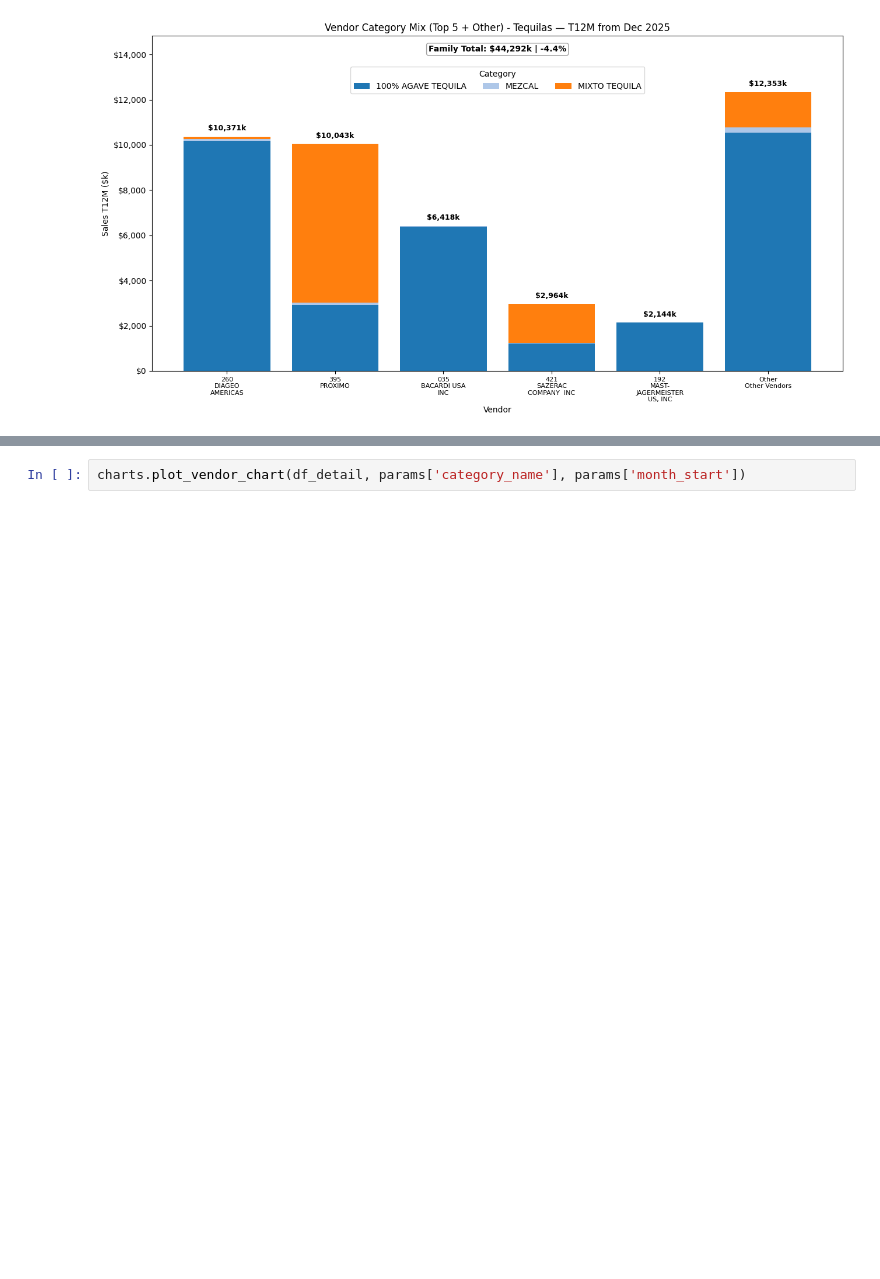
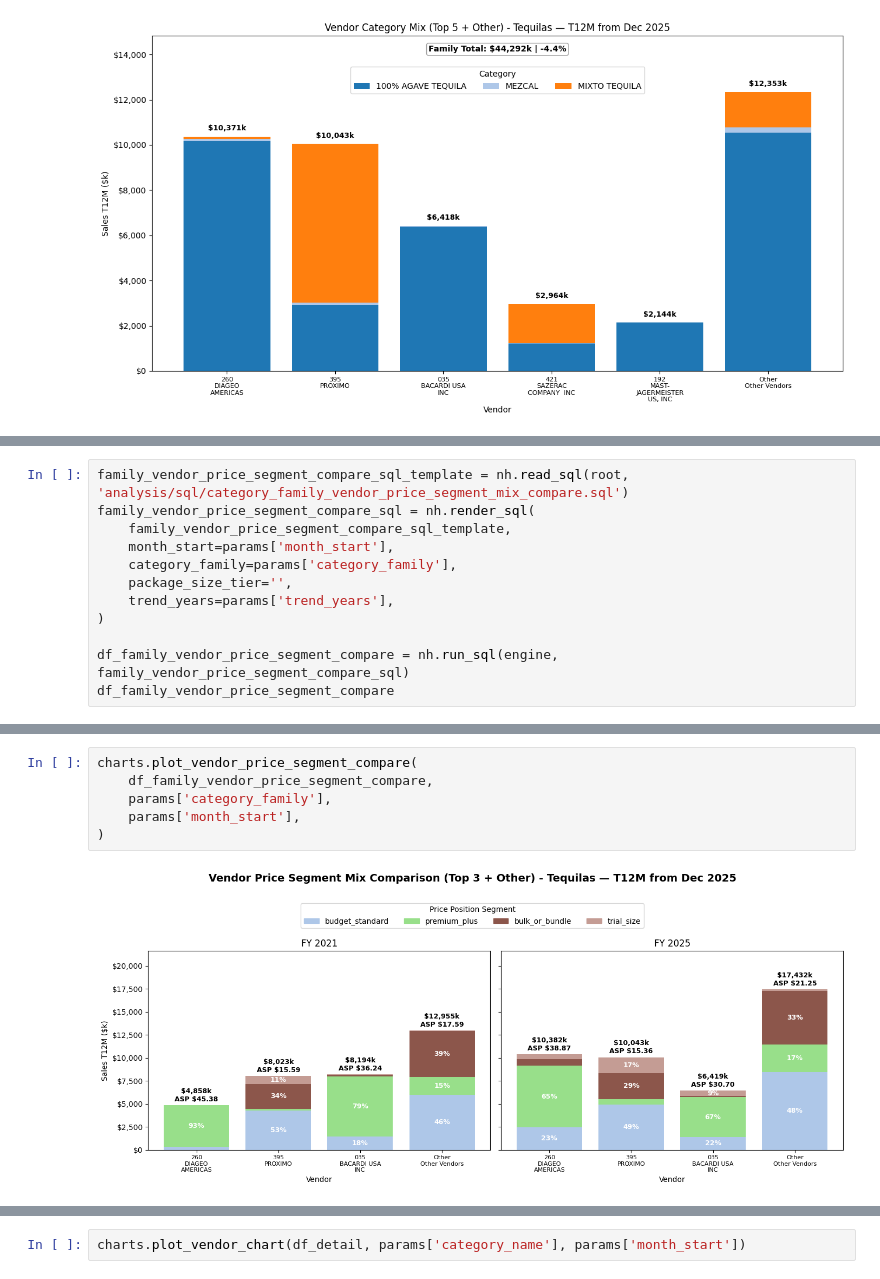
Before and after one commit to joelam21/planning_os, a Jupyter notebook: notebooks/03_category_growth_analysis.ipynb, the cells around one changed output, grey strips where cells are left out. Drawn from its saved outputs; the diff is of its cells as text; blank space fills up the shorter version.

```diff
--- a/notebooks/03_category_growth_analysis.ipynb
+++ b/notebooks/03_category_growth_analysis.ipynb
@@ -338,0 +412,12 @@ charts.plot_vendor_stacked_category_chart(
+# %%
+family_vendor_price_segment_compare_sql_template = nh.read_sql(root, 'analysis/sql/category_family_vendor_price_segment_mix_compare.sql')
+family_vendor_price_segment_compare_sql = nh.render_sql(
+    family_vendor_price_segment_compare_sql_template,
+    month_start=params['month_start'],
+    category_family=params['category_family'],
+    package_size_tier='',
+    trend_years=params['trend_years'],
+)
+
+df_family_vendor_price_segment_compare = nh.run_sql(engine, family_vendor_price_segment_compare_sql)
+df_family_vendor_price_segment_compare
@@ -338,0 +442,8 @@ charts.plot_vendor_stacked_category_chart(
+# %%
+charts.plot_vendor_price_segment_compare(
+    df_family_vendor_price_segment_compare,
+    params['category_family'],
+    params['month_start'],
+)
+# %% [output]
+[figure, added]
```
Also changed, not shown: parts of 16 cells of this notebook, 8 other files.
